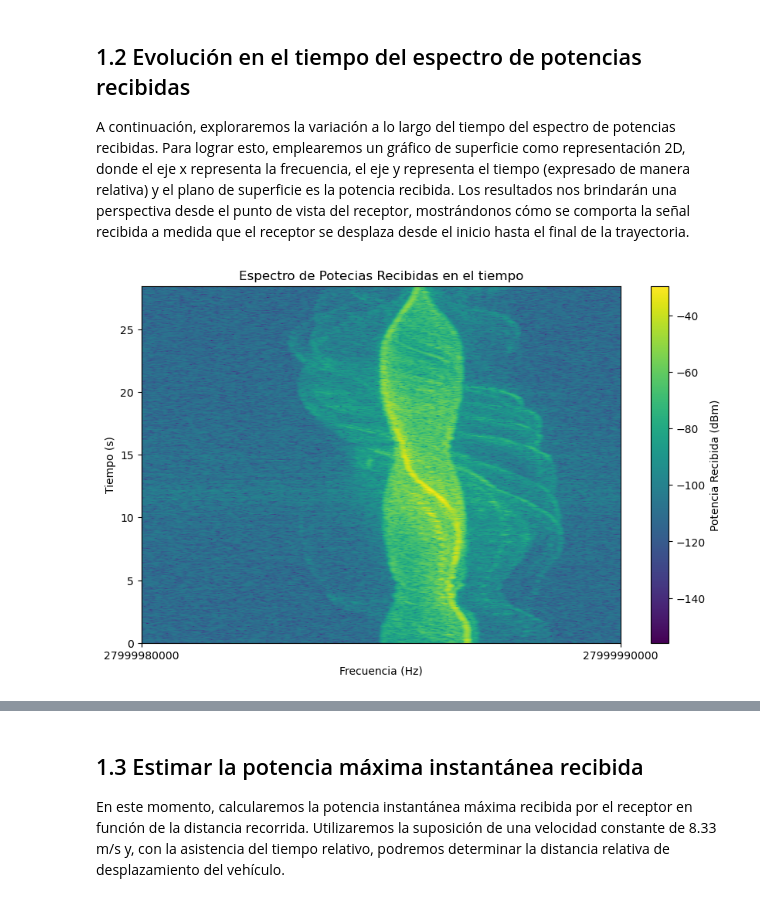
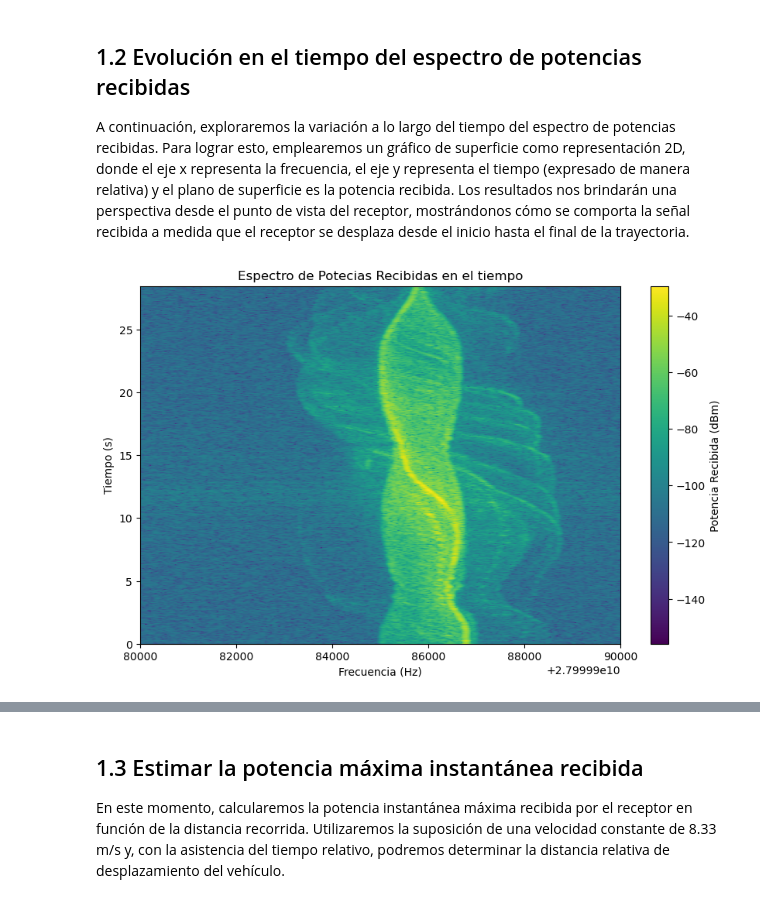
Before and after one commit to PosgradoMNA/CC-AI, a Jupyter notebook: Vehicle2Infraestructure.ipynb, the cells around one changed output, grey strips where cells are left out. Cells and saved outputs as stored; diff of their text form; code cells hidden in the pictures.

```diff
--- a/Vehicle2Infraestructure.ipynb
+++ b/Vehicle2Infraestructure.ipynb
@@ -105,20 +114,21 @@ plt.show()
 
 A continuación, exploraremos la variación a lo largo del tiempo del espectro de potencias recibidas. Para lograr esto, emplearemos un gráfico de superficie como representación 2D, donde el eje x representa la frecuencia, el eje y representa el tiempo (expresado de manera relativa) y el plano de superficie es la potencia recibida. Los resultados nos brindarán una perspectiva desde el punto de vista del receptor, mostrándonos cómo se comporta la señal recibida a medida que el receptor se desplaza desde el inicio hasta el final de la trayectoria.
 # %%
-time_values = df['DateTime'].values
-frequency_values = df.columns[1:].values
+time_axis = df['DateTime'].values
+frequency_axis = df.columns[1:].values
+frequency_axis = np.array(frequency_axis, dtype=float)
 power_values = df.iloc[:, 1:].values
+
 # Create a 2D plot
 plt.figure(figsize=(10, 6))
-plt.imshow(power_values, extent=[frequency_values.min(), frequency_values.max(), time_values.min(), time_values.max()],
+plt.imshow(power_values, extent=[frequency_axis.min(), frequency_axis.max(), time_axis.min(), time_axis.max()],
            origin='lower', cmap='viridis', aspect='auto')
 
 # labels
-
 plt.ylabel('Tiempo (s)')
 plt.xlabel('Frecuencia (Hz)')
 plt.title('Espectro de Potecias Recibidas en el tiempo')
 plt.colorbar(label='Potencia Recibida (dBm)')
 plt.show()
 # %% [output]
-[figure, old version]
+[figure, new version]
```
Also changed, not shown: parts of 22 cells of this notebook.
